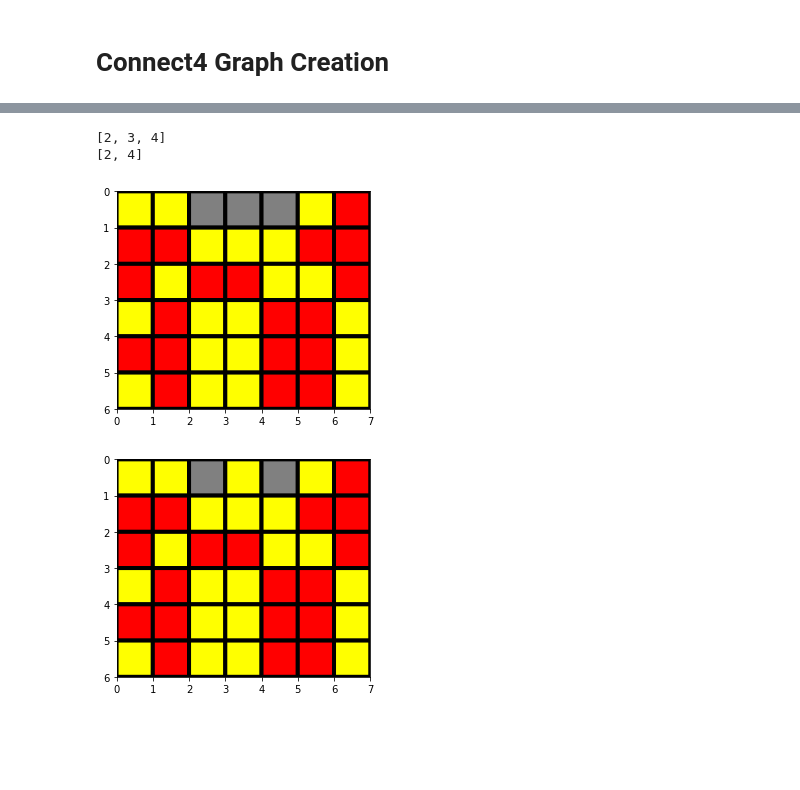
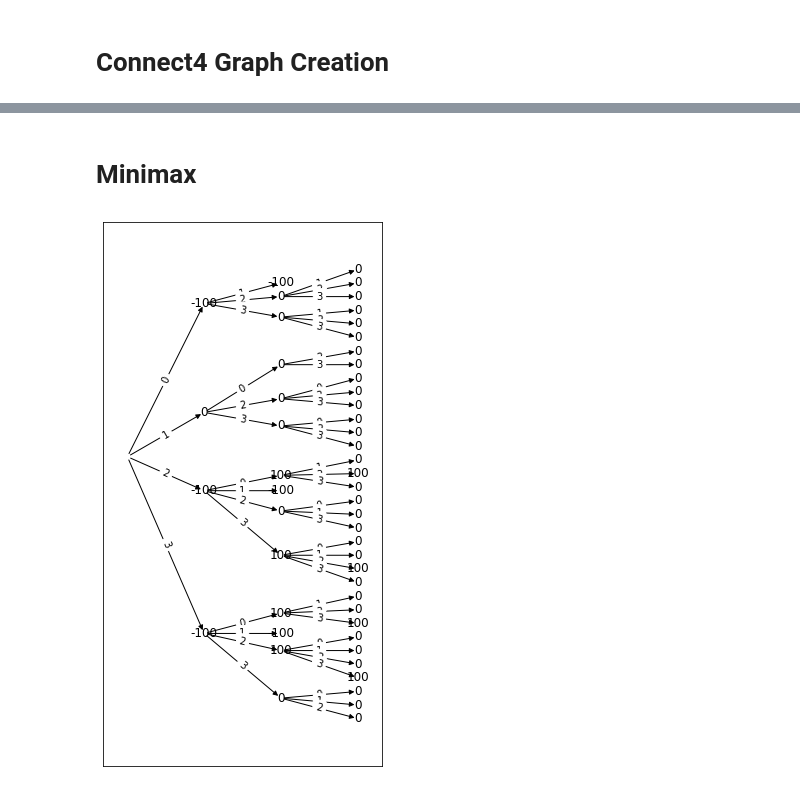
Before and after one commit to davidrossouw/cloud-run, a Jupyter notebook: connect4/connect4_game.ipynb, the cells around one changed output, grey strips where cells are left out. Saved outputs shown, nothing was run; the diff lists cells and outputs as text; code cells hidden in the pictures; blank space fills up the shorter version.

```diff
--- a/connect4/connect4_game.ipynb
+++ b/connect4/connect4_game.ipynb
@@ -233,13 +279,2 @@ draw_graph(G, fig_size=(20,10), node_label='label', edge_label='move')
-# %%
-n=0
-plotBoard(G.nodes[n]['board'])
-print(moves_available(G.nodes[n]['board']))
-
-n=2
-plotBoard(G.nodes[n]['board'])
-print(moves_available(G.nodes[n]['board']))
-# %% [output]
-[2, 3, 4]
-[2, 4]
-[figure, removed]
-[figure, removed]
+# %% [markdown]
+# Minimax
@@ -245,0 +334,6 @@ print(moves_available(G.nodes[n]['board']))
+# %%
+M = minimax(G)
+# %%
+draw_graph(M, fig_size=(5,10), node_label='score', edge_label='move')
+# %% [output]
+[figure, added]
```
Also changed, not shown: parts of 19 cells of this notebook.
